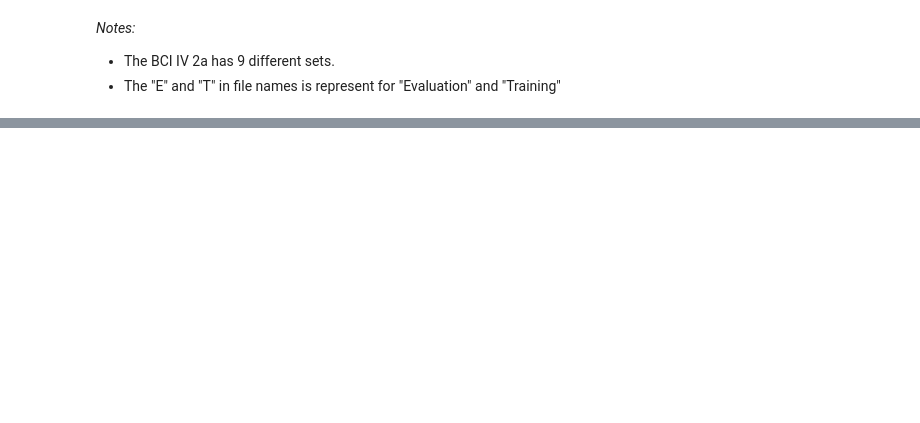
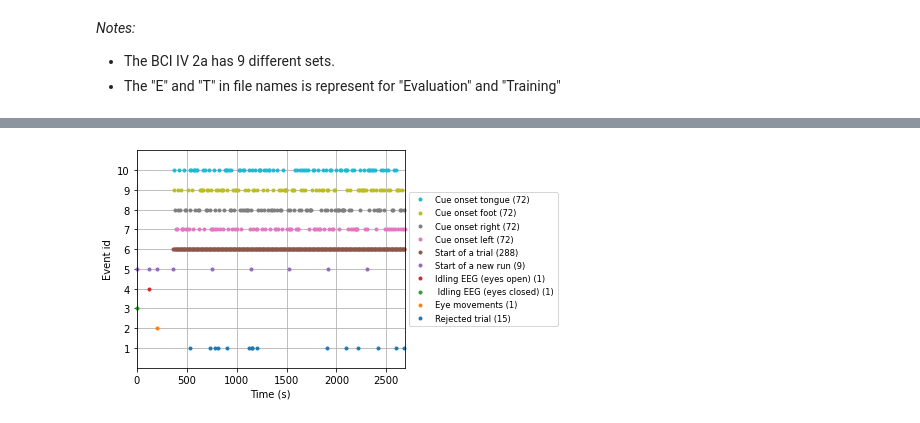
Before and after one commit to VR-BCI-Application-Team/eeg-motor-imagery, a Jupyter notebook: data-visualization.ipynb, the cells around one changed output, grey strips where cells are left out. Drawn from its saved outputs; the diff is of its cells as text; code cells hidden in the pictures; blank space fills up the shorter version.

```diff
--- a/data-visualization.ipynb
+++ b/data-visualization.ipynb
@@ -93,0 +44,3 @@ my_annot = mne.Annotations(
+# %%
+events = mne.events_from_annotations(raw)
+print(events[:5])  # show the first 5
@@ -93,0 +56,17 @@ my_annot = mne.Annotations(
+# %%
+event_dict = {  'Idling EEG (eyes open)': 4, # 276
+                ' Idling EEG (eyes closed)': 3, # 277
+                'Start of a trial': 6, # 768
+                'Cue onset left': 7, # 769
+                'Cue onset right': 8, # 770
+                'Cue onset foot': 9, # 771
+                'Cue onset tongue': 10, #772
+                # 'Cue unknown': 783,
+                'Rejected trial': 1, # 1023
+                'Eye movements': 2, # 1072
+                'Start of a new run': 5} #32766
+# %%
+fig = mne.viz.plot_events(events[0], event_id=event_dict, sfreq=raw.info['sfreq'],
+                          first_samp=raw.first_samp)
+# %% [output]
+[figure, added]
```
Also changed, not shown: parts of 12 cells of this notebook, 21 other files.
